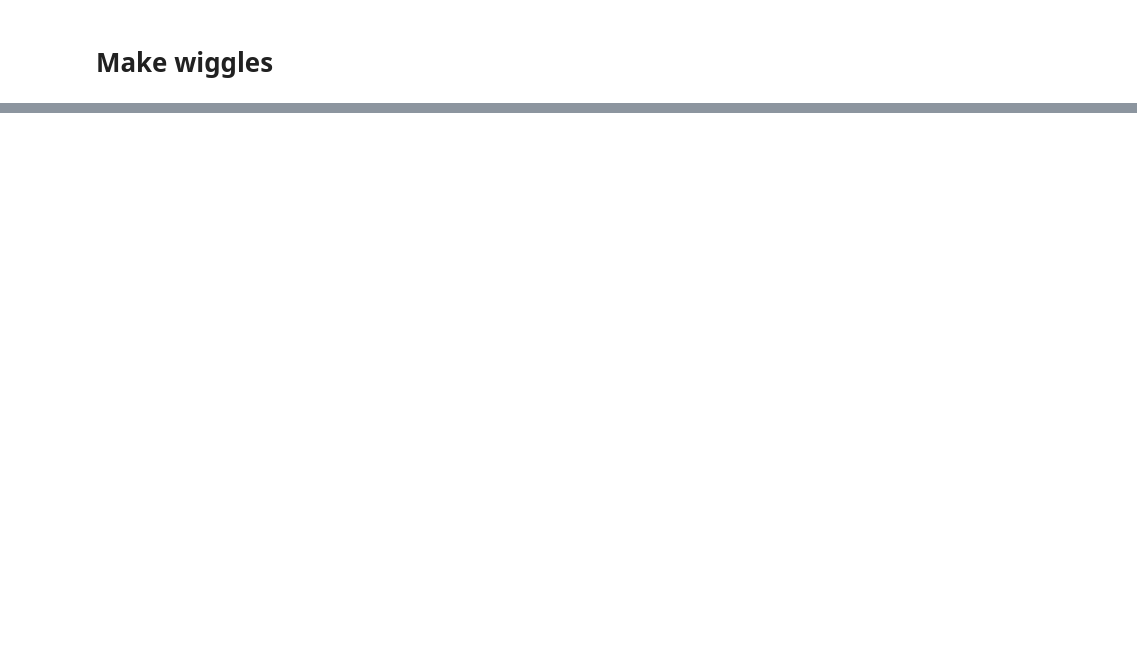
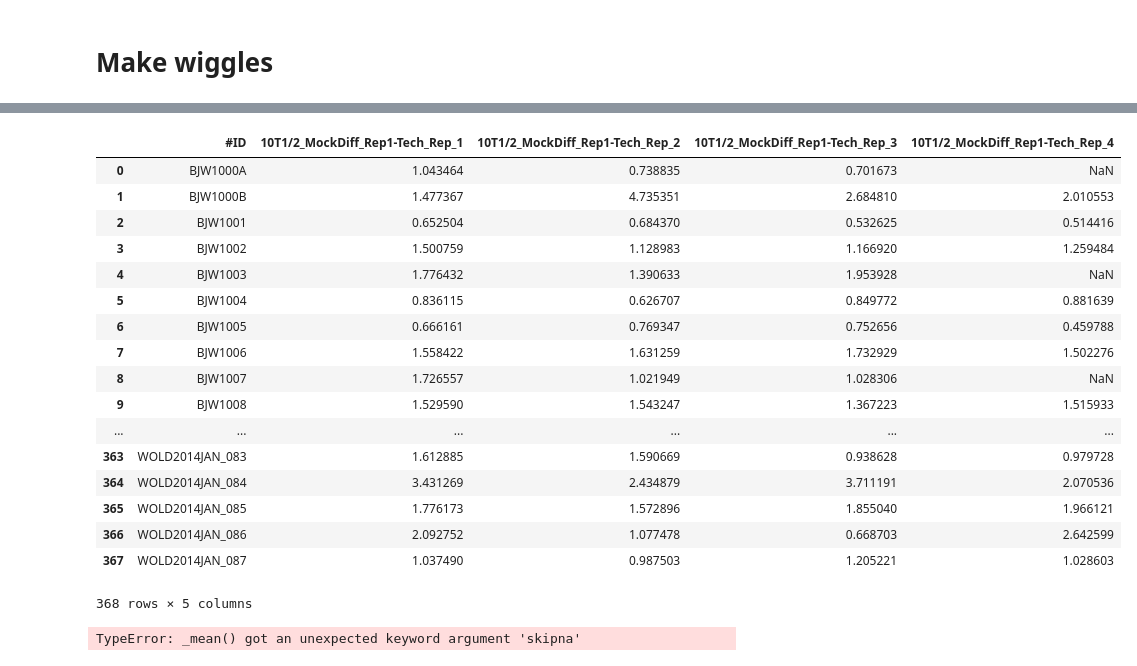
Before and after one commit to detrout/encode3-curation, a Jupyter notebook: format ENCODE3 Woldlab transfection data.ipynb, the cells around one changed output, grey strips where cells are left out. Saved outputs shown, nothing was run; the diff lists cells and outputs as text; code cells hidden in the pictures; blank space fills up the shorter version.

```diff
--- a/format ENCODE3 Woldlab transfection data.ipynb
+++ b/format ENCODE3 Woldlab transfection data.ipynb
@@ -569,0 +844,25 @@ with open('/tmp/trackDb.txt', 'wt') as outstream:
+# %%
+transfection[['#ID'] + [e+r for r in reps]]
+# %% [output]
+|  | #ID | 10T1/2_MockDiff_Rep1-Tech_Rep_1 | 10T1/2_MockDiff_Rep1-Tech_Rep_2 | 10T1/2_MockDiff_Rep1-Tech_Rep_3 | 10T1/2_MockDiff_Rep1-Tech_Rep_4 |
+| 0 | BJW1000A | 1.043464 | 0.738835 | 0.701673 | NaN |
+| 1 | BJW1000B | 1.477367 | 4.735351 | 2.684810 | 2.010553 |
+| 2 | BJW1001 | 0.652504 | 0.684370 | 0.532625 | 0.514416 |
+| 3 | BJW1002 | 1.500759 | 1.128983 | 1.166920 | 1.259484 |
+| 4 | BJW1003 | 1.776432 | 1.390633 | 1.953928 | NaN |
+| 5 | BJW1004 | 0.836115 | 0.626707 | 0.849772 | 0.881639 |
+| 6 | BJW1005 | 0.666161 | 0.769347 | 0.752656 | 0.459788 |
+| 7 | BJW1006 | 1.558422 | 1.631259 | 1.732929 | 1.502276 |
+| 8 | BJW1007 | 1.726557 | 1.021949 | 1.028306 | NaN |
+| 9 | BJW1008 | 1.529590 | 1.543247 | 1.367223 | 1.515933 |
+| ... | ... | ... | ... | ... | ... |
+| 363 | WOLD2014JAN_083 | 1.612885 | 1.590669 | 0.938628 | 0.979728 |
+| 364 | WOLD2014JAN_084 | 3.431269 | 2.434879 | 3.711191 | 2.070536 |
+| 365 | WOLD2014JAN_085 | 1.776173 | 1.572896 | 1.855040 | 1.966121 |
+| 366 | WOLD2014JAN_086 | 2.092752 | 1.077478 | 0.668703 | 2.642599 |
+| 367 | WOLD2014JAN_087 | 1.037490 | 0.987503 | 1.205221 | 1.028603 |
+368 rows × 5 columns
+# %%
+numpy.asarray([1,2,numpy.nan]).mean(axis=1, skipna=True)
+# %% [output]
+TypeError: _mean() got an unexpected keyword argument 'skipna'
```
Also changed, not shown: parts of 67 cells of this notebook.
